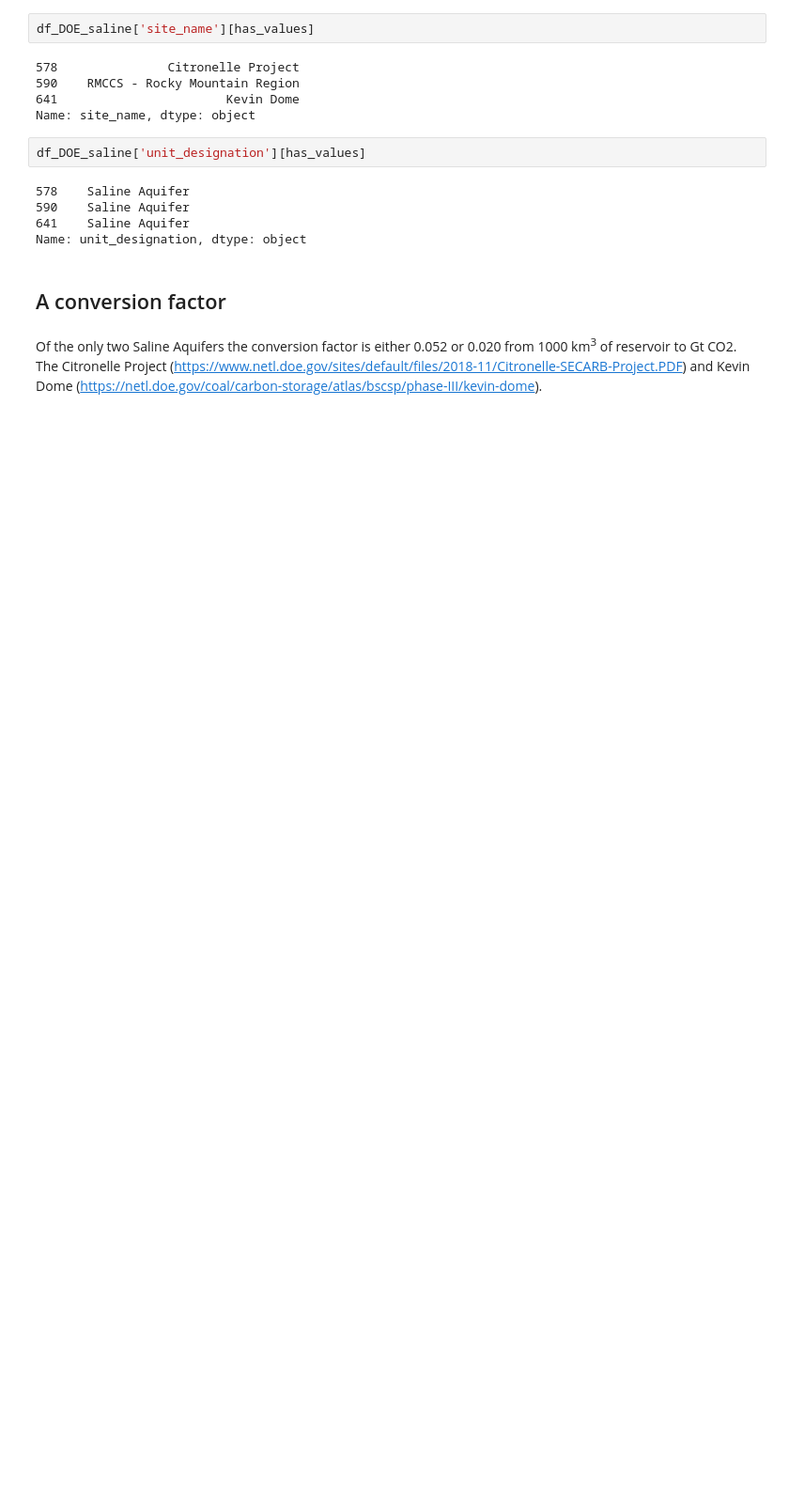
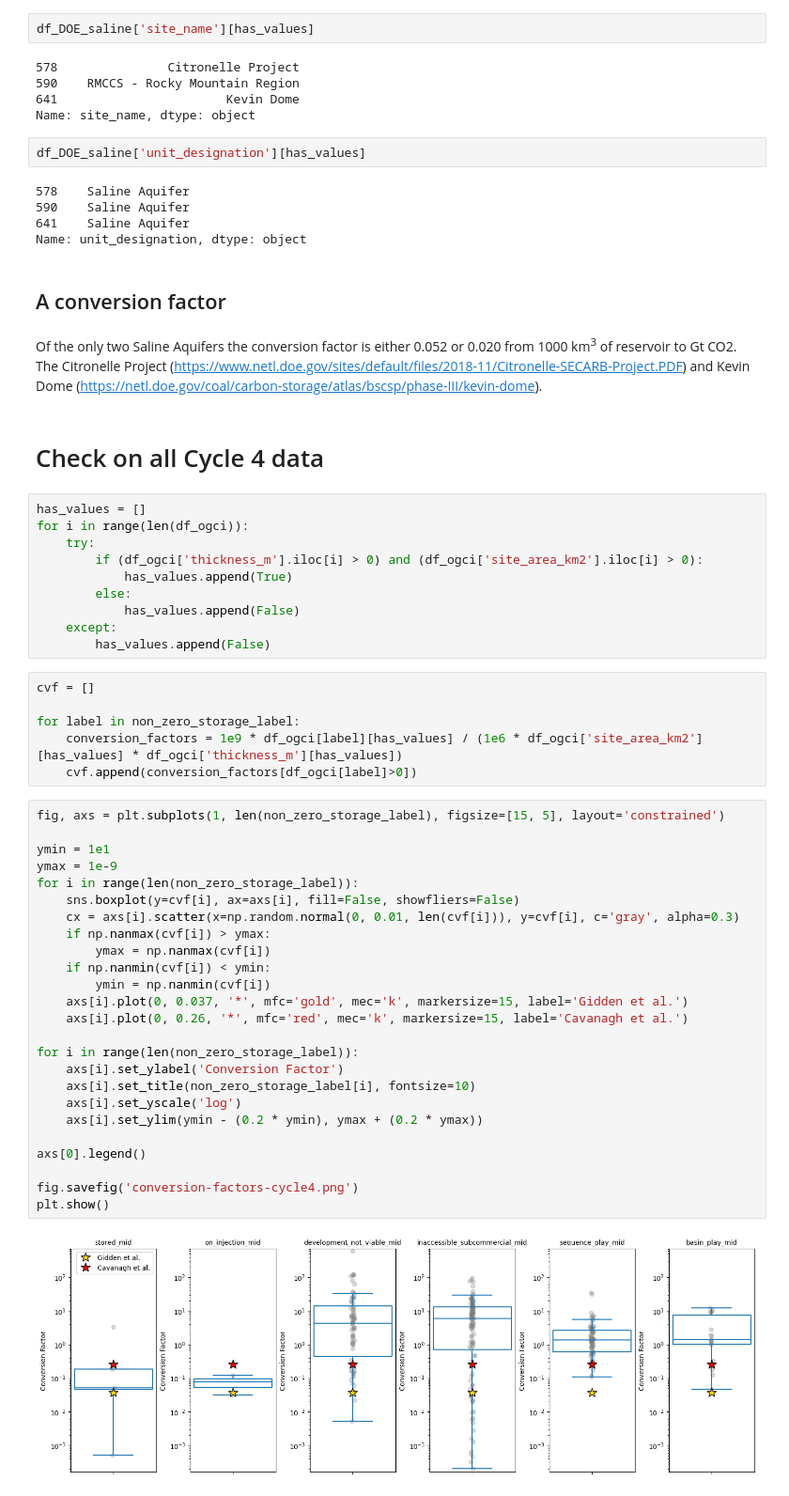
Before and after one commit to johnjarmitage/2024_gidden_cstorage_extras, a Jupyter notebook: extra-analysis/OGCI-USA-analysis.ipynb, the cells around one changed output. Shown at 94% size. Cells and saved outputs as stored; diff of their text form; blank space fills up the shorter version.

```diff
--- a/extra-analysis/OGCI-USA-analysis.ipynb
+++ b/extra-analysis/OGCI-USA-analysis.ipynb
@@ -318,3 +318,48 @@ Name: unit_designation, dtype: object
 ## A conversion factor
 # %% [markdown]
 Of the only two Saline Aquifers the conversion factor is either 0.052 or 0.020 from 1000 km<sup>3</sup> of reservoir to Gt CO2. The Citronelle Project (https://www.netl.doe.gov/sites/default/files/2018-11/Citronelle-SECARB-Project.PDF) and Kevin Dome (https://netl.doe.gov/coal/carbon-storage/atlas/bscsp/phase-III/kevin-dome).
+# %% [markdown]
+# Check on all Cycle 4 data
+# %%
+has_values = []
+for i in range(len(df_ogci)):
+    try:
+        if (df_ogci['thickness_m'].iloc[i] > 0) and (df_ogci['site_area_km2'].iloc[i] > 0):
+            has_values.append(True)
+        else:
+            has_values.append(False)
+    except:
+        has_values.append(False)
+# %%
+cvf = []
+
+for label in non_zero_storage_label:
+    conversion_factors = 1e9 * df_ogci[label][has_values] / (1e6 * df_ogci['site_area_km2'][has_values] * df_ogci['thickness_m'][has_values])
+    cvf.append(conversion_factors[df_ogci[label]>0])
+# %%
+fig, axs = plt.subplots(1, len(non_zero_storage_label), figsize=[15, 5], layout='constrained')
+
+ymin = 1e1
+ymax = 1e-9
+for i in range(len(non_zero_storage_label)):
+    sns.boxplot(y=cvf[i], ax=axs[i], fill=False, showfliers=False)
+    cx = axs[i].scatter(x=np.random.normal(0, 0.01, len(cvf[i])), y=cvf[i], c='gray', alpha=0.3)
+    if np.nanmax(cvf[i]) > ymax:
+        ymax = np.nanmax(cvf[i])
+    if np.nanmin(cvf[i]) < ymin:
+        ymin = np.nanmin(cvf[i])
+    axs[i].plot(0, 0.037, '*', mfc='gold', mec='k', markersize=15, label='Gidden et al.')
+    axs[i].plot(0, 0.26, '*', mfc='red', mec='k', markersize=15, label='Cavanagh et al.')
+
+for i in range(len(non_zero_storage_label)):
+    axs[i].set_ylabel('Conversion Factor')
+    axs[i].set_title(non_zero_storage_label[i], fontsize=10)
+    axs[i].set_yscale('log')
+    axs[i].set_ylim(ymin - (0.2 * ymin), ymax + (0.2 * ymax))
+
+axs[0].legend()
+
+fig.savefig('conversion-factors-cycle4.png')
+plt.show()
+# %% [output]
+[figure, added]
```
Also changed, not shown: parts of 12 cells of this notebook, 2 other files.
